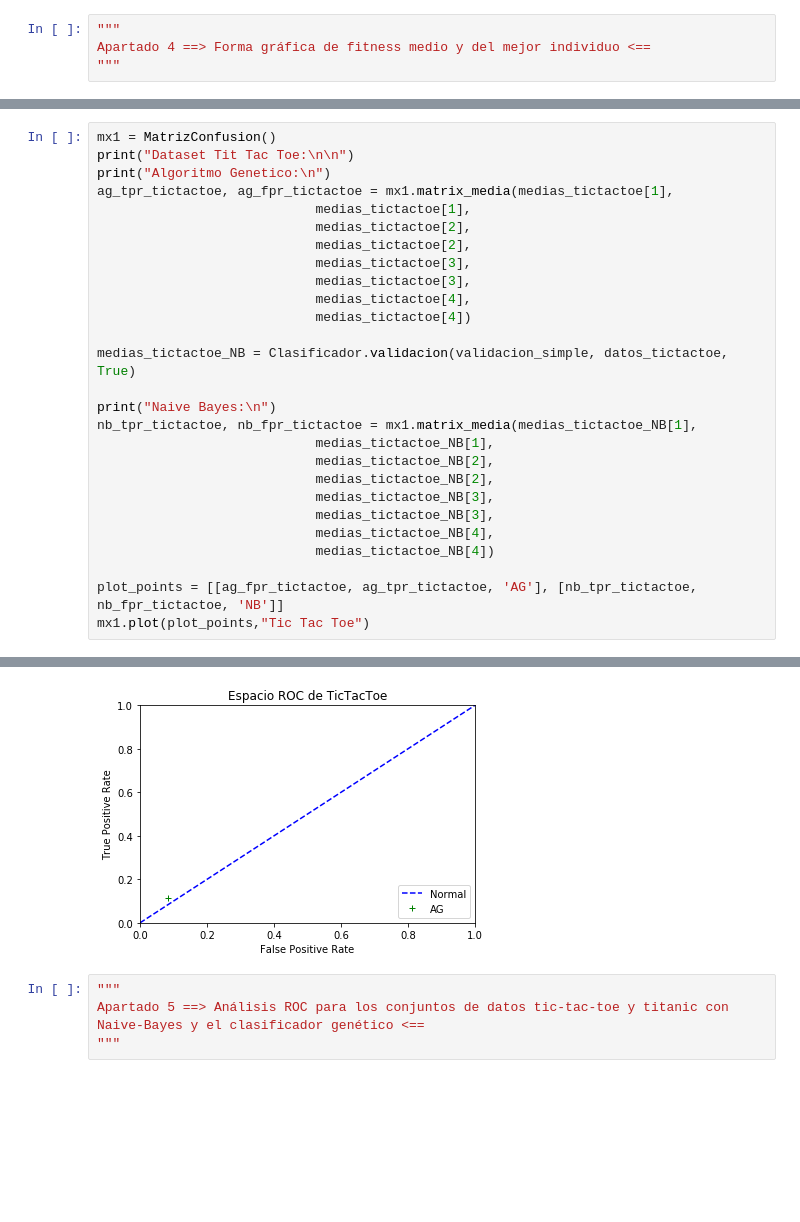
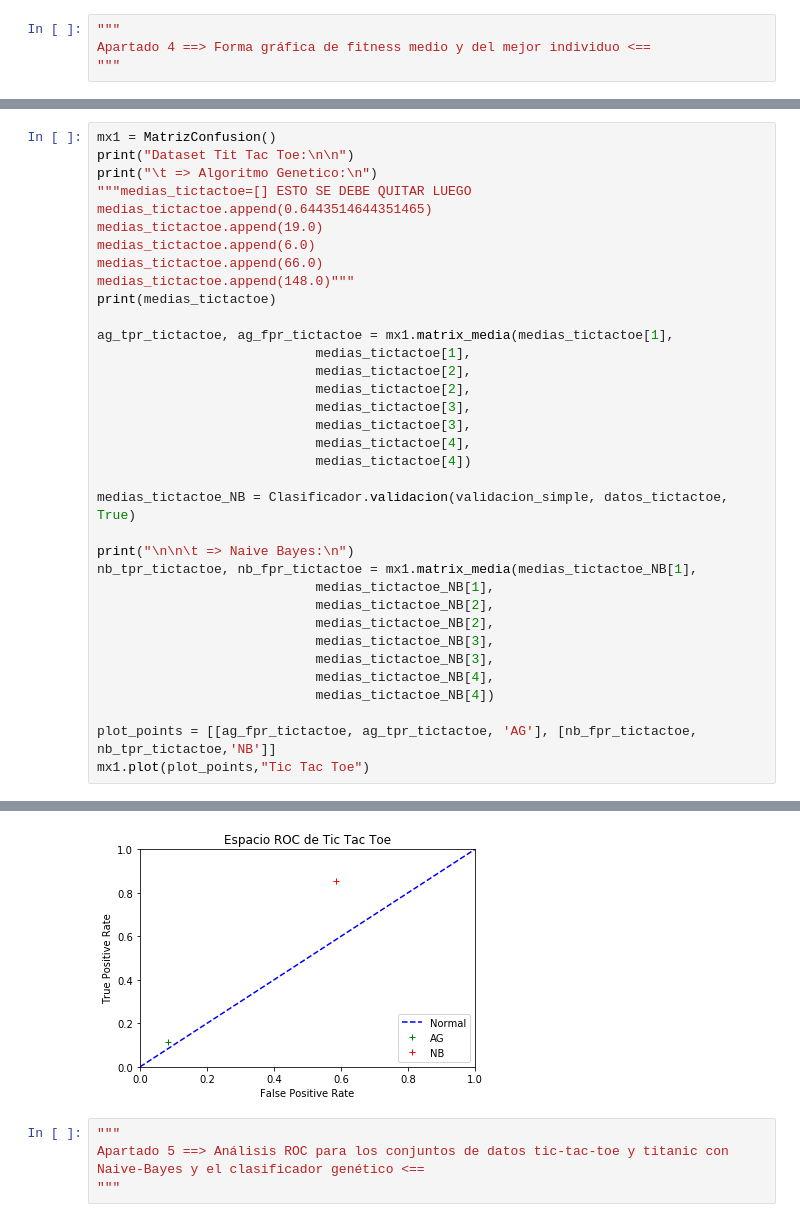
Before and after one commit to pelayo717/FAA_1462, a Jupyter notebook: P3/Notebook.ipynb, the cells around one changed output, grey strips where cells are left out. Saved outputs shown, nothing was run; the diff lists cells and outputs as text; blank space fills up the shorter version.

```diff
--- a/P3/Notebook.ipynb
+++ b/P3/Notebook.ipynb
@@ -503,7 +518,15 @@ Matriz Confusion        Real
 # %%
 mx1 = MatrizConfusion()
 print("Dataset Tit Tac Toe:\n\n")
-print("Algoritmo Genetico:\n")
+print("\t => Algoritmo Genetico:\n")
+"""medias_tictactoe=[] ESTO SE DEBE QUITAR LUEGO
+medias_tictactoe.append(0.6443514644351465)
+medias_tictactoe.append(19.0)
+medias_tictactoe.append(6.0)
+medias_tictactoe.append(66.0)
+medias_tictactoe.append(148.0)"""
+print(medias_tictactoe)
+
 ag_tpr_tictactoe, ag_fpr_tictactoe = mx1.matrix_media(medias_tictactoe[1],
                             medias_tictactoe[1],
                             medias_tictactoe[2],
@@ -515,7 +538,7 @@ ag_tpr_tictactoe, ag_fpr_tictactoe = mx1.matrix_media(medias_tictactoe[1],
 
 medias_tictactoe_NB = Clasificador.validacion(validacion_simple, datos_tictactoe, True)
 
-print("Naive Bayes:\n")
+print("\n\n\t => Naive Bayes:\n")
 nb_tpr_tictactoe, nb_fpr_tictactoe = mx1.matrix_media(medias_tictactoe_NB[1],
                             medias_tictactoe_NB[1],
                             medias_tictactoe_NB[2],
@@ -525,6 +548,6 @@ nb_tpr_tictactoe, nb_fpr_tictactoe = mx1.matrix_media(medias_tictactoe_NB[1],
                             medias_tictactoe_NB[4],
                             medias_tictactoe_NB[4])
 
-plot_points = [[ag_fpr_tictactoe, ag_tpr_tictactoe, 'AG'], [nb_tpr_tictactoe, nb_fpr_tictactoe, 'NB']]
+plot_points = [[ag_fpr_tictactoe, ag_tpr_tictactoe, 'AG'], [nb_fpr_tictactoe, nb_tpr_tictactoe,'NB']]
 mx1.plot(plot_points,"Tic Tac Toe")
 # %% [output]
@@ -537,4 +570,4 @@ Matriz Confusion        Real
-[figure, old version]
+[figure, new version]
 # %%
 """
 Apartado 5 ==> Análisis ROC para los conjuntos de datos tic-tac-toe y titanic con Naive-Bayes y el clasificador genético <==
```
Also changed, not shown: parts of 9 cells of this notebook.
